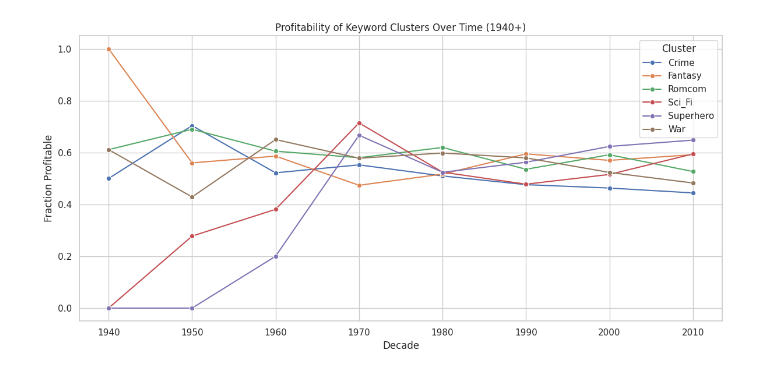
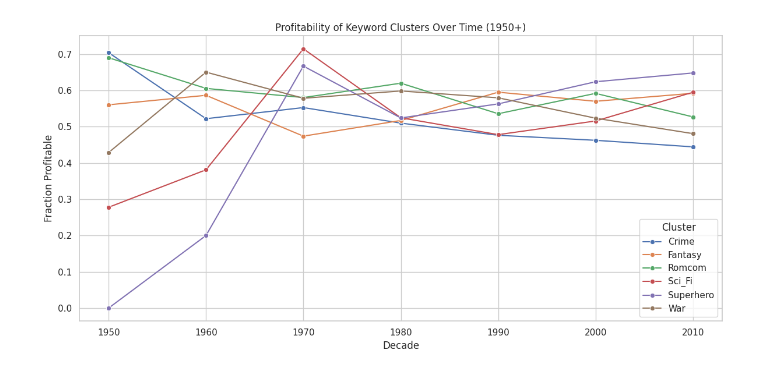
Before and after one commit to Ahaannarang/movie-profit-predictor, a Jupyter notebook: Movie.ipynb, the cells around one changed output. Cells and saved outputs as stored; diff of their text form; code cells hidden in the pictures.

```diff
--- a/Movie.ipynb
+++ b/Movie.ipynb
@@ -129 +154,16 @@ kw_df = movies[_required].dropna(subset=["release_year"]).copy()
+# %%
+#Inflation-adjusted budget/revenue
+BASE_YEAR = 2017
+ANNUAL_RATE = 0.03
+yr = movies["release_year"].astype("Float64")
+factor = np.power(1.0 + ANNUAL_RATE, BASE_YEAR - yr).fillna(1.0)
+
+movies["budget_adj"]  = movies["budget"]  * factor
+movies["revenue_adj"] = movies["revenue"] * factor
+
+#Logs if needed
+movies["log_budget"]       = np.log1p(movies["budget"])
+movies["log_revenue"]      = np.log1p(movies["revenue"])
+movies["log_budget_adj"]   = np.log1p(movies["budget_adj"])
+movies["log_revenue_adj"]  = np.log1p(movies["revenue_adj"])
 # %%
@@ -334,28 +404,27 @@ import seaborn as sns
 
 sns.set(style="whitegrid")
 
-# 1) make sure labels are unique
+# 0) make sure labels are unique
 movies = movies.loc[:, ~movies.columns.duplicated()].copy()
 
-# 2) required columns from Step 3
+# 1) required columns and types
 if "id_num" not in movies.columns:
     movies["id_num"] = pd.to_numeric(movies.get("id"), errors="coerce")
 if "release_year" not in movies.columns:
     movies["release_year"] = pd.to_datetime(movies.get("release_date"), errors="coerce").dt.year
-if "is_profitable" not in movies.columns:
-    movies["is_profitable"] = (movies["revenue"] > movies["budget"]).astype(int)
-# popularity is in metadata, if missing, default to NaN so means still work
-if "popularity" not in movies.columns:
-    movies["popularity"] = np.nan
+
+# popularity & is_profitable must be numeric for means
+movies["popularity"]    = pd.to_numeric(movies.get("popularity"), errors="coerce")
+movies["is_profitable"] = pd.to_numeric(movies.get("is_profitable"), errors="coerce")  # 0/1 already, but safe
 
 kw_df = movies[["id_num", "release_year", "is_profitable", "popularity"]].copy()
 
-# 3) ensure kw_list exists, fallback: parse a raw 'keywords' string if available
+# 2) ensure kw_list exists, fallback: parse a raw 'keywords' string if available
 def _parse_kw(cell):
     try:
         arr = ast.literal_eval(cell)
         if isinstance(arr, list):
-            return [ (d.get("name","") or "").strip().lower() for d in arr if isinstance(d, dict) ]
+            return [(d.get("name","") or "").strip().lower() for d in arr if isinstance(d, dict)]
     except Exception:
         pass
     return []
@@ -367,7 +436,7 @@ elif "keywords" in movies.columns:
 else:
     kw_df["kw_list"] = [[] for _ in range(len(kw_df))]
 
-# Defining keywords for clusters
+# 3) keyword clusters
 keyword_clusters = {
     "superhero": ["superhero","comic book","marvel","dc comics","avenger","justice league","x-men",
                   "batman","superman","spider-man","iron man","captain america","thor","hulk",
@@ -390,41 +459,51 @@ keyword_clusters = {
                   "creature","beast","dark lord"]
 }
 
-def has_any_cluster_word(kws, cluster_words):
-    # substring match: 'time travel' in kw; lowercased already
-    return any(any(w in kw for w in cluster_words) for kw in kws)
+def _has_any(kws, words):
+    return any(any(w in kw for w in words) for kw in kws)
 
-# flags
 for cluster, words in keyword_clusters.items():
-    kw_df[f"is_{cluster}"] = kw_df["kw_list"].apply(lambda kws: has_any_cluster_word(kws, words)).astype("uint8")
+    kw_df[f"is_{cluster}"] = kw_df["kw_list"].apply(lambda kws: _has_any(kws, words)).astype("uint8")
 
-# ---------- Decade filtering (1940+) ----------
+# 4) numeric coercions before groupby (prevents TypeError in mean)
+kw_df["release_year"]  = pd.to_numeric(kw_df["release_year"], errors="coerce")
+kw_df["popularity"]    = pd.to_numeric(kw_df["popularity"], errors="coerce")
+kw_df["is_profitable"] = pd.to_numeric(kw_df["is_profitable"], errors="coerce")
+
+# 5) decade filtering (1940+)
 kw_df = kw_df.dropna(subset=["release_year"]).copy()
-kw_df = kw_df[kw_df["release_year"] >= 1940]
+kw_df = kw_df[kw_df["release_year"] >= 1950].copy()
 kw_df["decade"] = (kw_df["release_year"] // 10 * 10).astype("Int64")
 
-# ---------- Share of movies in each cluster ----------
-cluster_cols = [c for c in kw_df.columns if c.startswith("is_") and c != "is_profitable"]
-share_by_decade = kw_df.groupby("decade", dropna=True)[cluster_cols].mean(numeric_only=True).reset_index()
+# 6) share of movies in each cluster
+cluster_cols = [f"is_{name}" for name in keyword_clusters.keys() if f"is_{name}" in kw_df.columns]
+share_by_decade = (
+    kw_df.groupby("decade", dropna=True)[cluster_cols]
+         .mean()
+         .reset_index()
+)
 
-# ---------- Profitability of clusters by decade ----------
+# 7) profitability by cluster (use only rows with known target)
 profit_curves = []
+sub = kw_df.dropna(subset=["is_profitable"])
 for c in cluster_cols:
-    sub = kw_df[kw_df[c] == 1]
-    if not sub.empty:
-        tmp = sub.groupby("decade", dropna=True)["is_profitable"].mean().reset_index()
-        tmp["cluster"] = c.replace("is_", "")
-        profit_curves.append(tmp)
+    tmp = (sub[sub[c] == 1]
+           .groupby("decade", dropna=True)["is_profitable"]
+           .mean()
+           .reset_index())
+    tmp["cluster"] = c.replace("is_", "")
+    profit_curves.append(tmp)
 profit_by_decade = pd.concat(profit_curves, ignore_index=True) if profit_curves else pd.DataFrame()
 
-# ---------- Popularity of clusters by decade ----------
+# 8) popularity by cluster
 popularity_curves = []
 for c in cluster_cols:
-    sub = kw_df[kw_df[c] == 1]
-    if not sub.empty:
-        tmp = sub.groupby("decade", dropna=True)["popularity"].mean().reset_index()
-        tmp["cluster"] = c.replace("is_", "")
-        popularity_curves.append(tmp)
+    tmp = (kw_df[kw_df[c] == 1]
+           .groupby("decade", dropna=True)["popularity"]
+           .mean()
+           .reset_index())
+    tmp["cluster"] = c.replace("is_", "")
+    popularity_curves.append(tmp)
 popularity_by_decade = pd.concat(popularity_curves, ignore_index=True) if popularity_curves else pd.DataFrame()
 
 # ---------------- Plots ----------------
@@ -432,7 +511,7 @@ popularity_by_decade = pd.concat(popularity_curves, ignore_index=True) if popula
 plt.figure(figsize=(12,6))
 for c in cluster_cols:
     sns.lineplot(x="decade", y=c, data=share_by_decade, marker="o", label=c.replace("is_","").title())
-plt.title("Share of Movies by Keyword Cluster Over Time (1940+)")
+plt.title("Share of Movies by Keyword Cluster Over Time (1950+)")
 plt.ylabel("Fraction of Movies in Cluster")
 plt.xlabel("Decade")
 plt.legend(title="Cluster")
@@ -444,7 +523,7 @@ if not profit_by_decade.empty:
     plt.figure(figsize=(12,6))
     for name, grp in profit_by_decade.groupby("cluster"):
         sns.lineplot(x="decade", y="is_profitable", data=grp, marker="o", label=name.title())
-    plt.title("Profitability of Keyword Clusters Over Time (1940+)")
+    plt.title("Profitability of Keyword Clusters Over Time (1950+)")
     plt.ylabel("Fraction Profitable")
     plt.xlabel("Decade")
     plt.legend(title="Cluster")
@@ -456,7 +535,7 @@ if not popularity_by_decade.empty:
     plt.figure(figsize=(12,6))
     for name, grp in popularity_by_decade.groupby("cluster"):
         sns.lineplot(x="decade", y="popularity", data=grp, marker="o", label=name.title())
-    plt.title("Average Popularity of Keyword Clusters Over Time (1940+)")
+    plt.title("Average Popularity of Keyword Clusters Over Time (1950+)")
     plt.ylabel("Avg Popularity Score")
     plt.xlabel("Decade")
     plt.legend(title="Cluster")
@@ -467 +546 @@ if not popularity_by_decade.empty:
-[figure, old version]
+[figure, new version]
```
Also changed, not shown: parts of 11 cells of this notebook.
